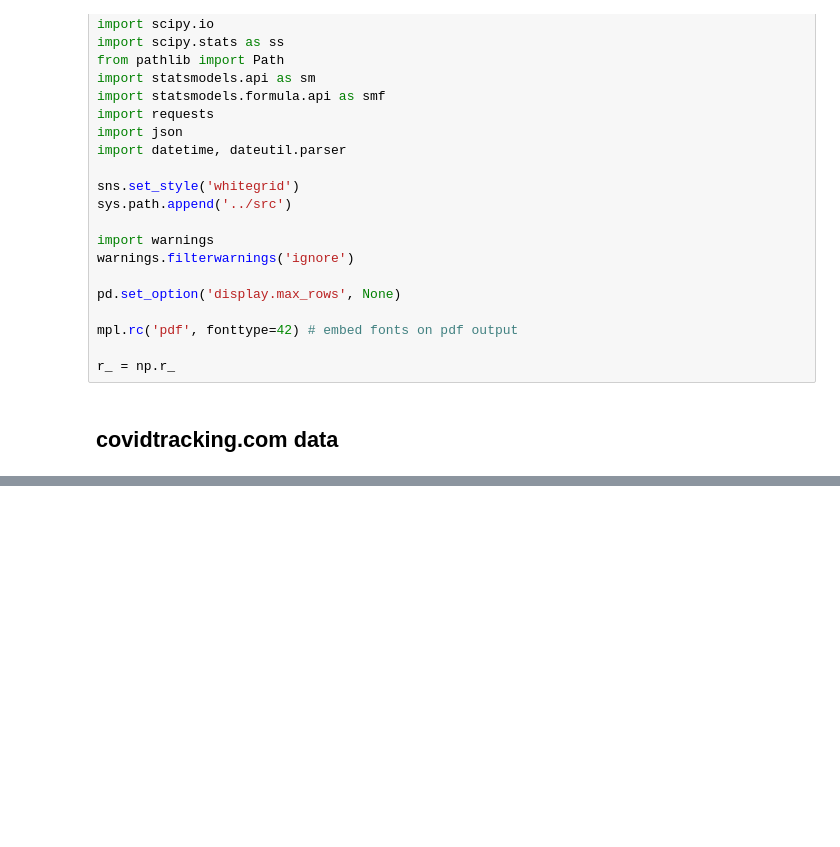
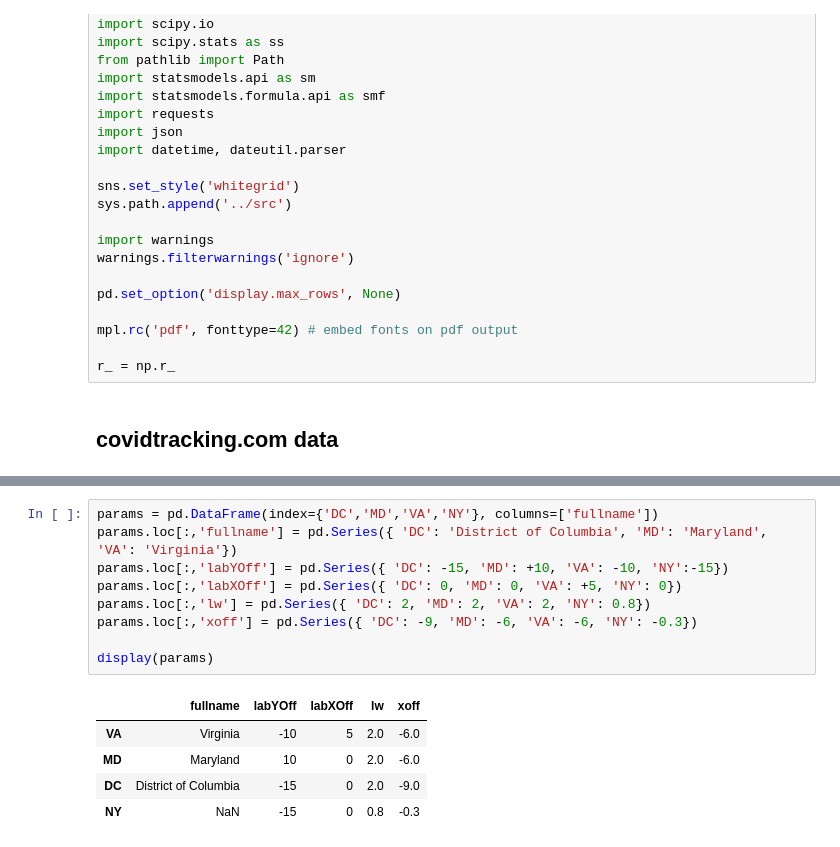
Before and after one commit to histed/DC-area-coronavirus-tracking, a Jupyter notebook: 200331-MH-Covidtracking.ipynb, the cells around one changed output, grey strips where cells are left out. Saved outputs shown, nothing was run; the diff lists cells and outputs as text; blank space fills up the shorter version.

```diff
--- a/200331-MH-Covidtracking.ipynb
+++ b/200331-MH-Covidtracking.ipynb
@@ -76,0 +121,15 @@ plt.legend()
+# %%
+params = pd.DataFrame(index={'DC','MD','VA','NY'}, columns=['fullname'])
+params.loc[:,'fullname'] = pd.Series({ 'DC': 'District of Columbia', 'MD': 'Maryland', 'VA': 'Virginia'})
+params.loc[:,'labYOff'] = pd.Series({ 'DC': -15, 'MD': +10, 'VA': -10, 'NY':-15})
+params.loc[:,'labXOff'] = pd.Series({ 'DC': 0, 'MD': 0, 'VA': +5, 'NY': 0})
+params.loc[:,'lw'] = pd.Series({ 'DC': 2, 'MD': 2, 'VA': 2, 'NY': 0.8})
+params.loc[:,'xoff'] = pd.Series({ 'DC': -9, 'MD': -6, 'VA': -6, 'NY': -0.3})
+
+display(params)
+# %% [output]
+|  | fullname | labYOff | labXOff | lw | xoff |
+| VA | Virginia | -10 | 5 | 2.0 | -6.0 |
+| MD | Maryland | 10 | 0 | 2.0 | -6.0 |
+| DC | District of Columbia | -15 | 0 | 2.0 | -9.0 |
+| NY | NaN | -15 | 0 | 0.8 | -0.3 |
```
Also changed, not shown: parts of 7 cells of this notebook, 4 other files.
